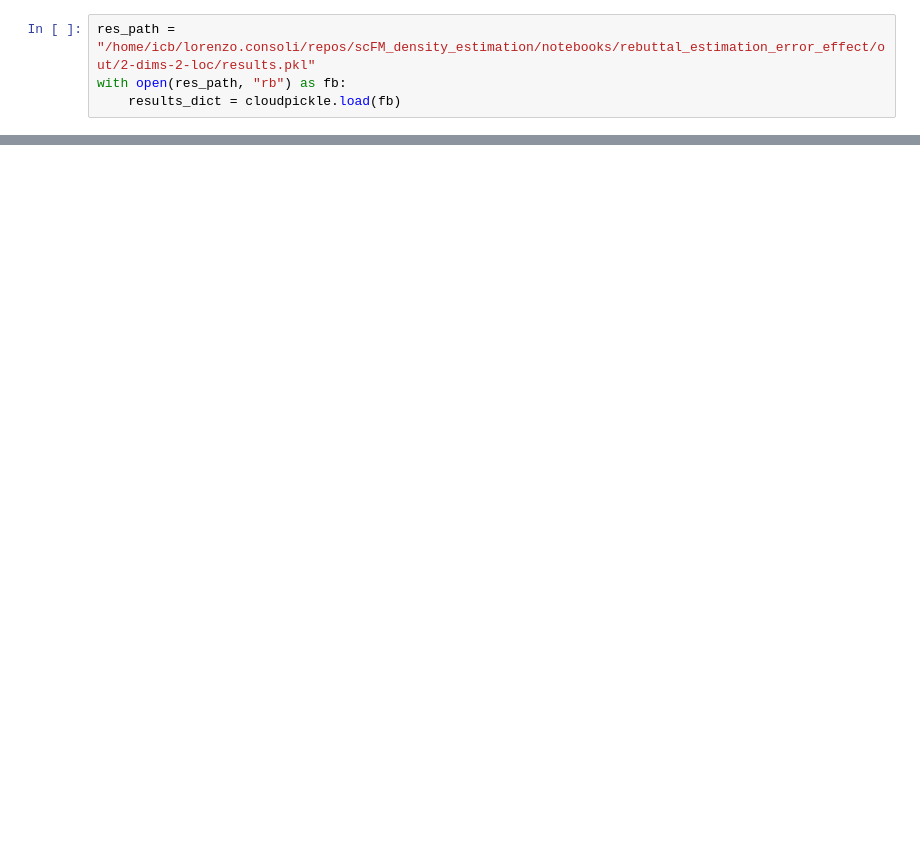
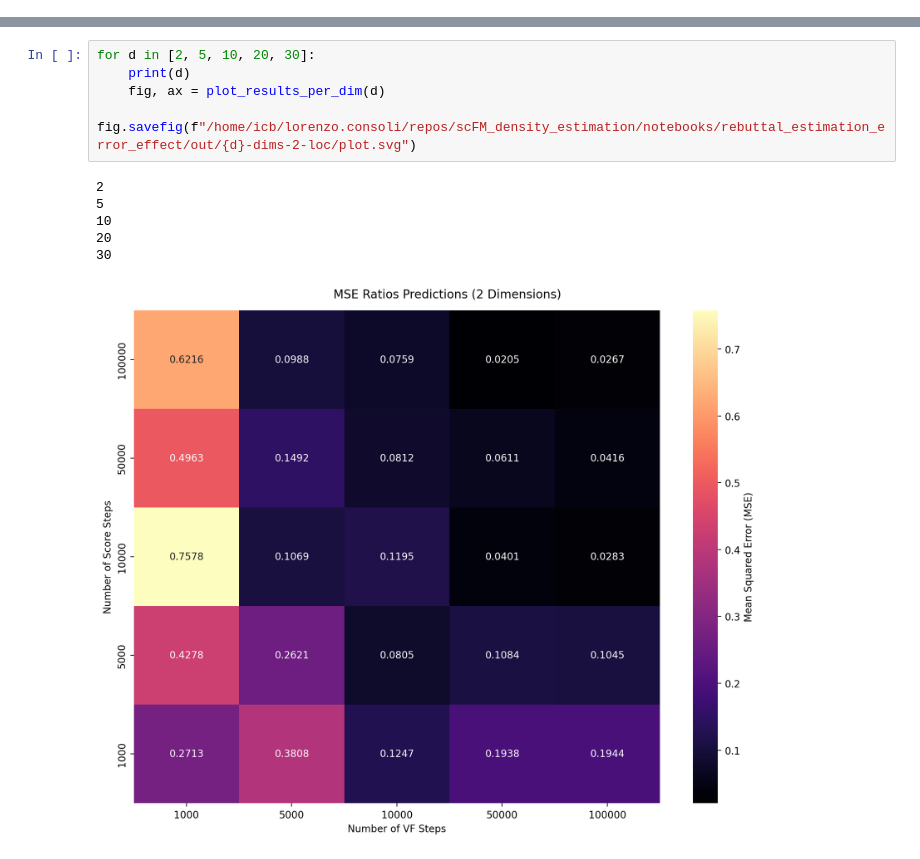
Before and after one commit to theislab/scRatio, a Jupyter notebook: notebooks/rebuttal_estimation_error_effect/make_plot.ipynb, the cells around one changed output, grey strips where cells are left out. Drawn from its saved outputs; the diff is of its cells as text; blank space fills up the shorter version.

```diff
--- a/notebooks/rebuttal_estimation_error_effect/make_plot.ipynb
+++ b/notebooks/rebuttal_estimation_error_effect/make_plot.ipynb
@@ -4,8 +5,4 @@ import cloudpickle
 import matplotlib.pyplot as plt
 import numpy as np
 import seaborn as sns
-# %%
-res_path = "/home/icb/lorenzo.consoli/repos/scFM_density_estimation/notebooks/rebuttal_estimation_error_effect/out/2-dims-2-loc/results.pkl"
-with open(res_path, "rb") as fb:
-    results_dict = cloudpickle.load(fb)
 # %%
@@ -64,0 +60,12 @@ plt.show()
+# %%
+for d in [2, 5, 10, 20, 30]:
+    print(d)
+    fig, ax = plot_results_per_dim(d)
+    fig.savefig(f"/home/icb/lorenzo.consoli/repos/scFM_density_estimation/notebooks/rebuttal_estimation_error_effect/out/{d}-dims-2-loc/plot.svg")
+# %% [output]
+2
+5
+10
+20
+30
+[figure, added]
```
Also changed, not shown: parts of 3 cells of this notebook, 2 other files.
